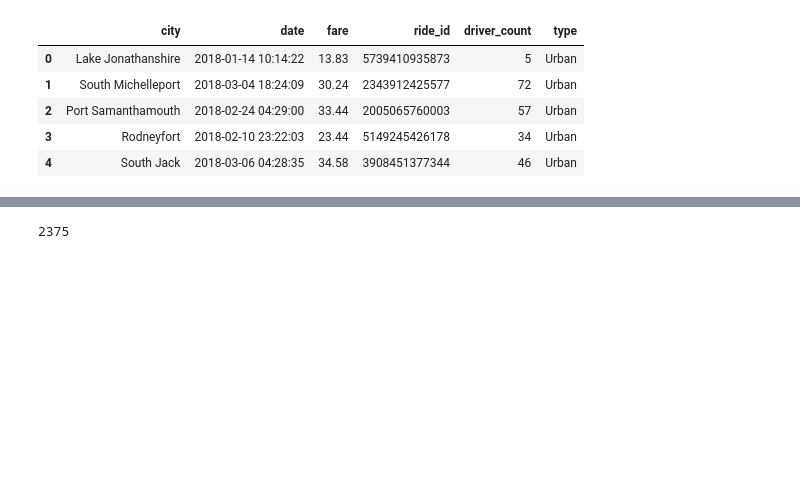
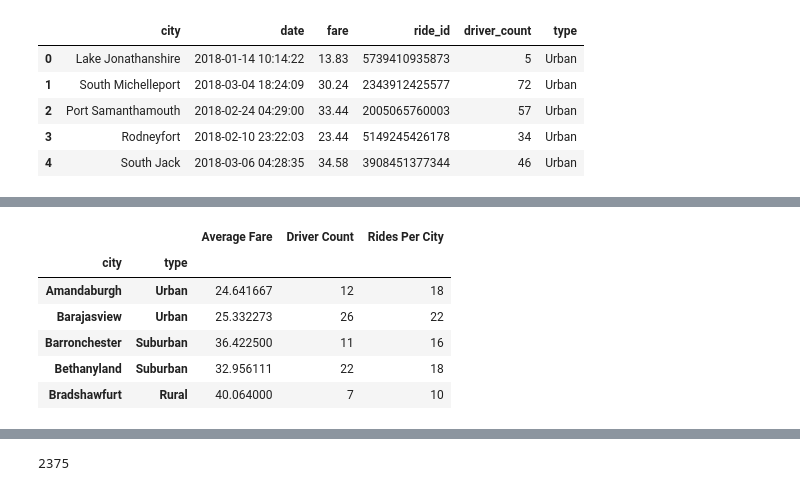
Before and after one commit to Meghanavmr/Pyber, a Jupyter notebook: Pyber Ride Sharing Matplot.ipynb, the cells around one changed output, grey strips where cells are left out. Drawn from its saved outputs; the diff is of its cells as text; code cells hidden in the pictures; blank space fills up the shorter version.

```diff
--- a/Pyber Ride Sharing Matplot.ipynb
+++ b/Pyber Ride Sharing Matplot.ipynb
@@ -27,0 +72,3 @@ pyber_data.head()
+# %%
+city_avg_fare = grouped_city_df["fare"].mean()
+city_avg_fare.head()
@@ -27,0 +83,3 @@ pyber_data.head()
+# %%
+city_total_rides = grouped_city_df["ride_id"].count()
+city_total_rides.head()
@@ -27,0 +94,3 @@ pyber_data.head()
+# %%
+city_driver_count = grouped_city_df["driver_count"].mean()
+city_driver_count.head()
@@ -27,0 +105,13 @@ pyber_data.head()
+# %%
+city_final_df = pd.DataFrame({"Average Fare": city_avg_fare,
+                             "Rides Per City":city_total_rides,
+                             "Driver Count":city_driver_count})
+city_final_df.head()
+# %% [output]
+|  |  | Average Fare | Driver Count | Rides Per City |
+| city | type |  |  |  |
+| Amandaburgh | Urban | 24.641667 | 12 | 18 |
+| Barajasview | Urban | 25.332273 | 26 | 22 |
+| Barronchester | Suburban | 36.422500 | 11 | 16 |
+| Bethanyland | Suburban | 32.956111 | 22 | 18 |
+| Bradshawfurt | Rural | 40.064000 | 7 | 10 |
```
Also changed, not shown: parts of 23 cells of this notebook, 1 other file.
